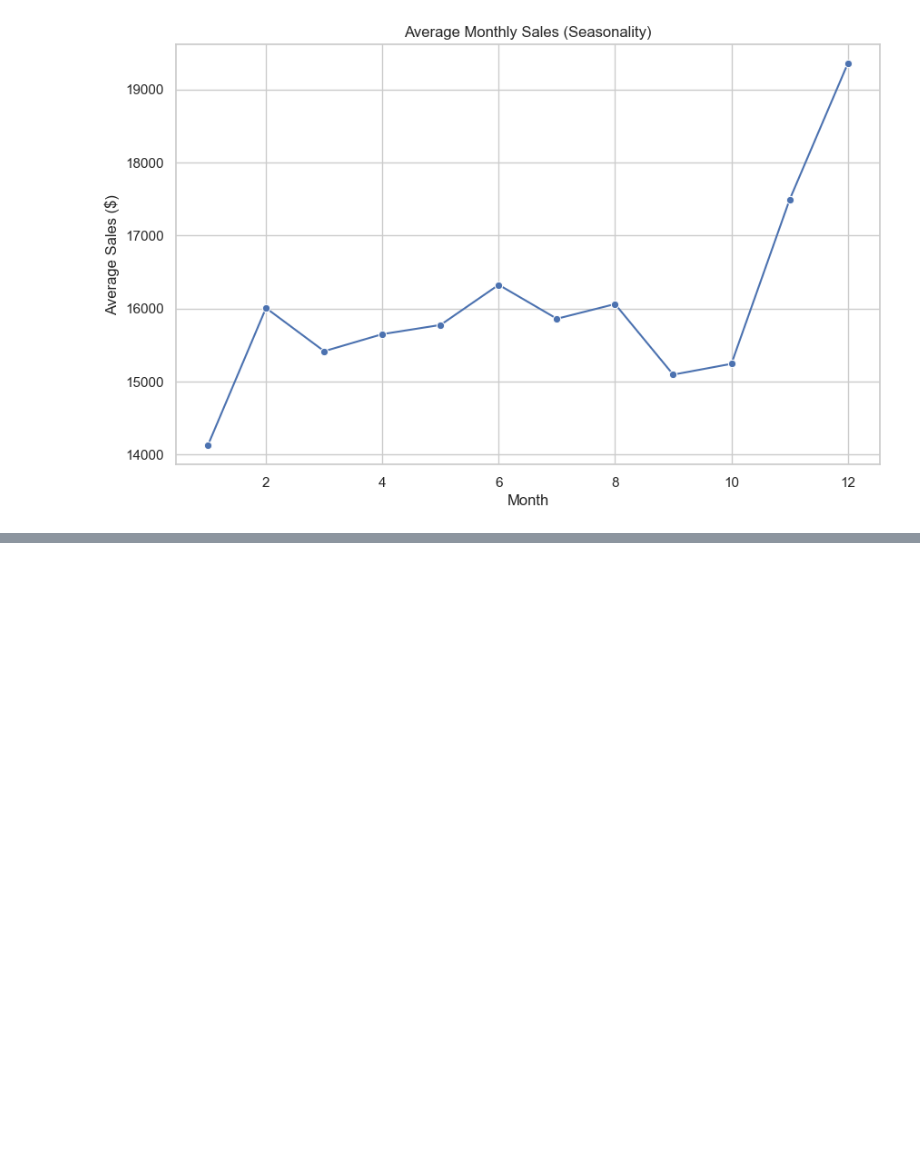
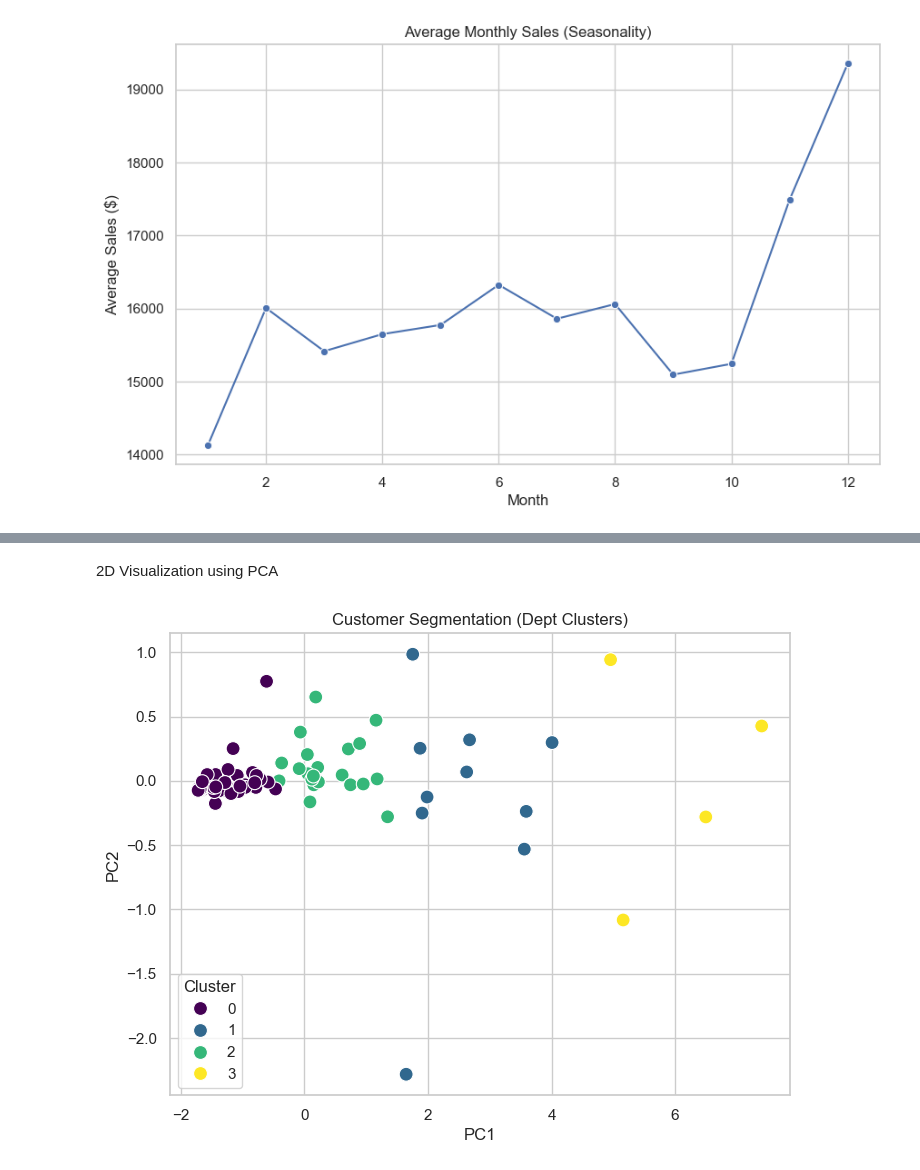
Before and after one commit to Shubhampandey1git/Integrated-Retail-Analytics-for-Store-Optimization, a Jupyter notebook: test.ipynb, the cells around one changed output, grey strips where cells are left out. Saved outputs shown, nothing was run; the diff lists cells and outputs as text; code cells hidden in the pictures; blank space fills up the shorter version.

```diff
--- a/test.ipynb
+++ b/test.ipynb
@@ -272,0 +536,6 @@ plt.show()
+# %%
+# Fitting final KMeans with k=4
+kmeans = KMeans(n_clusters=4, random_state=42)
+dept_sales_summary["Cluster"] = kmeans.fit_predict(X_seg)
+
+print(dept_sales_summary.sort_values("Cluster").head(20))
@@ -272,0 +560,14 @@ plt.show()
+# %% [markdown]
+2D Visualization using PCA
+# %%
+pca = PCA(n_components=2)
+pca_coords = pca.fit_transform(X_seg)
+dept_sales_summary["PC1"] = pca_coords[:,0]
+dept_sales_summary["PC2"] = pca_coords[:,1]
+
+plt.figure(figsize=(8,6))
+sns.scatterplot(data=dept_sales_summary, x="PC1", y="PC2", hue="Cluster", palette="viridis", s=100)
+plt.title("Customer Segmentation (Dept Clusters)")
+plt.show()
+# %% [output]
+[figure, added]
```
Also changed, not shown: parts of 46 cells of this notebook, 1 other file.
